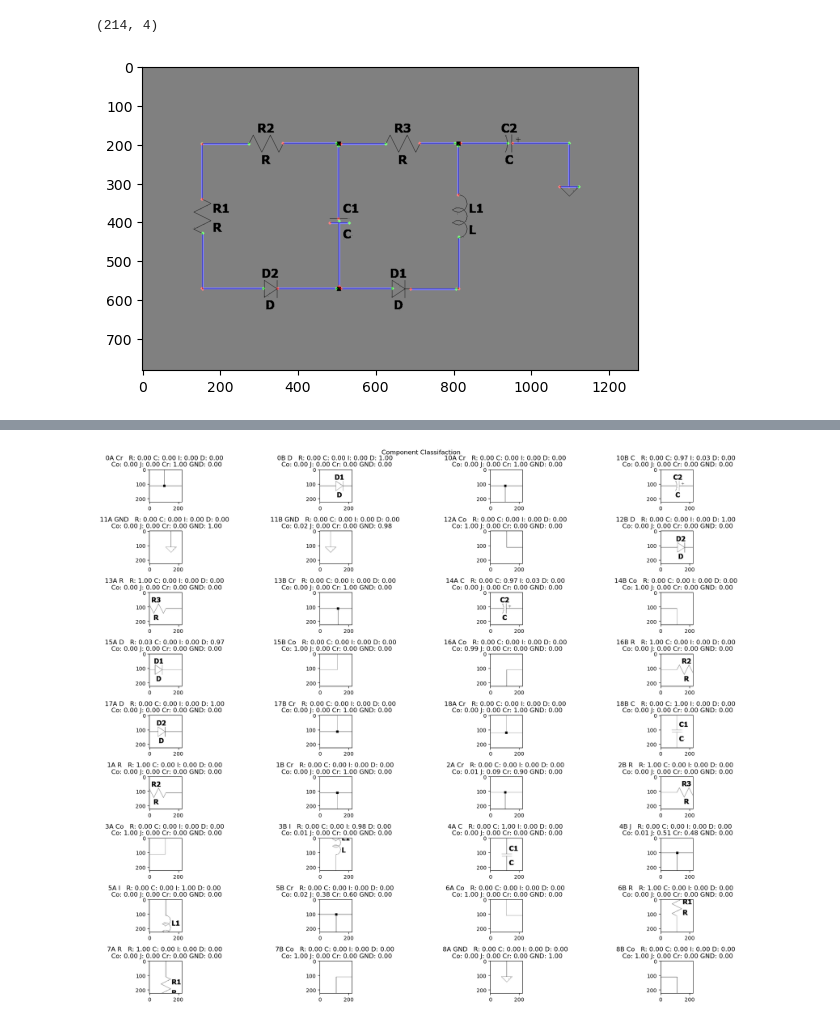
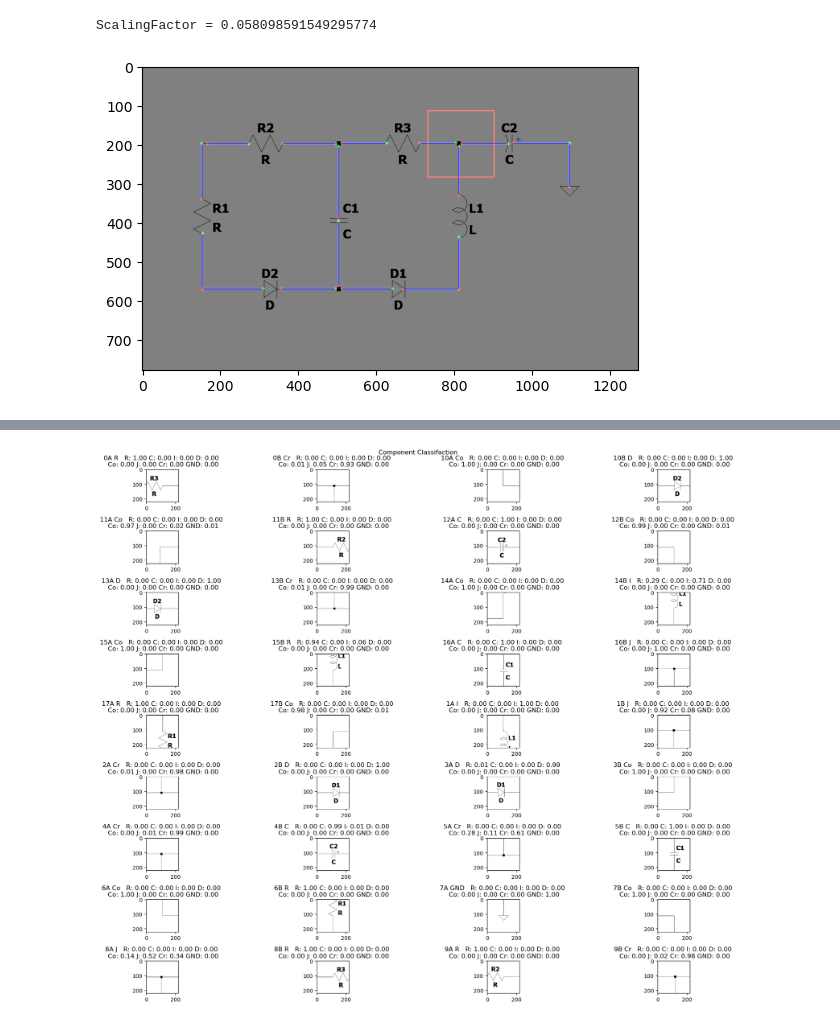
Before and after one commit to jake-is-ESD-protected/png2spice, a Jupyter notebook: PNG2Spice_rev_0_1.ipynb, the cells around one changed output, grey strips where cells are left out. Saved outputs shown, nothing was run; the diff lists cells and outputs as text; code cells hidden in the pictures.

Commit message:
implemented scaling functionality

```diff
--- a/PNG2Spice_rev_0_1.ipynb
+++ b/PNG2Spice_rev_0_1.ipynb
@@ -20,6 +21,11 @@ from png2spice import POI
 # %%
 schematicPath = './testSchematicsPNG/schematic4.JPG'
 assert os.path.exists(schematicPath)
+# %%
+scalingFactor = ocrtools.get_scaling_from_OCR(schematicPath, threshold=5, letter_to_part_ratio=1/3)
+print("ScalingFactor =", scalingFactor)
+# %% [output]
+ScalingFactor = 0.058098591549295774
 # %%
 subdirectory_path = "output/randomSubFolder"
 if not os.path.exists(subdirectory_path):
@@ -33,14 +39,14 @@ filelist = [ f for f in os.listdir(path) if f.endswith(".png") ]
 for f in filelist:
     os.remove(os.path.join(path, f))
 
-imagePadding = 70
+imagePadding = int(1200 * scalingFactor)
 
 ret,schematicImage = cv2.threshold(cv2.imread(schematicPath, cv2.IMREAD_GRAYSCALE), 170, 255, cv2.THRESH_BINARY)
 schematicImage = cv2.copyMakeBorder(schematicImage,imagePadding,imagePadding,imagePadding,imagePadding,cv2.BORDER_CONSTANT,value=255)
 
-imageSliceSize = 150 # The size of the subimages of POI analysis
-HLThreshold = 6 # Hough Lines Transform threshold
-HLMinLineLength = 48 # Hough Lines Transform minLineLength
+imageSliceSize = int(2955 * scalingFactor)  # The size of the subimages of POI analysis
+HLThreshold = int(75 * scalingFactor) # Hough Lines Transform threshold
+HLMinLineLength = int(940 * scalingFactor) # Hough Lines Transform minLineLength
 HLmaxLineGap = 2 # Hough Lines Transform maxLineGap
 HoughIterations = 10 # Amount of iterations
 HoughThresholdWiggle = 17
@@ -60,8 +66,8 @@ def saveImageFromPos(img, x, y, winSize, name):
     filename = subdirectory_path + '/' + str(name) +'.png'
     cv2.imwrite(filename, img)
 
-print(lines.shape)
-pointDistance = 50
+#print(lines.shape)
+pointDistance = 850 * scalingFactor
 
 def similairLineInList(list, line):
     for count, l in enumerate(list):
@@ -93,18 +99,22 @@ for count, line in enumerate(prunedLines):
 
 #print(prunedLines.shape)
 
+i = 4
+
+cv2.rectangle(linesImage, prunedLines[i][0:2] - (imageSliceSize // 2,imageSliceSize // 2), prunedLines[i][0:2] + (imageSliceSize // 2,imageSliceSize // 2), (255, 0, 0), 2)
+
 fig, ax = plt.subplots()
 im2 = ax.imshow(schematicImage,cmap='gray')
 im1 = ax.imshow(linesImage, alpha=0.5)
 
 plt.show()
 # %% [output]
-(214, 4)
-[figure, old version]
+[figure, new version]
 # %%
 vgg16_model = load_model('./SPICEnet/SPICEnet.h5')
 
-image_resize = 224 #WTF IS THIS???
+image_resize = int(1.3 * imageSliceSize)
+print(image_resize)
 
 vgg16_prediction = vgg16_model.predict(
     ImageDataGenerator(
@@ -161,4 +171,4 @@ Found 38 images belonging to 1 classes.
-[figure, old version]
+[figure, new version]
 # %%
 looseGraphLines = prunedLines.copy()
 looseGraph = list()
```
Also changed, not shown: parts of 4 cells of this notebook, 1 other file.
